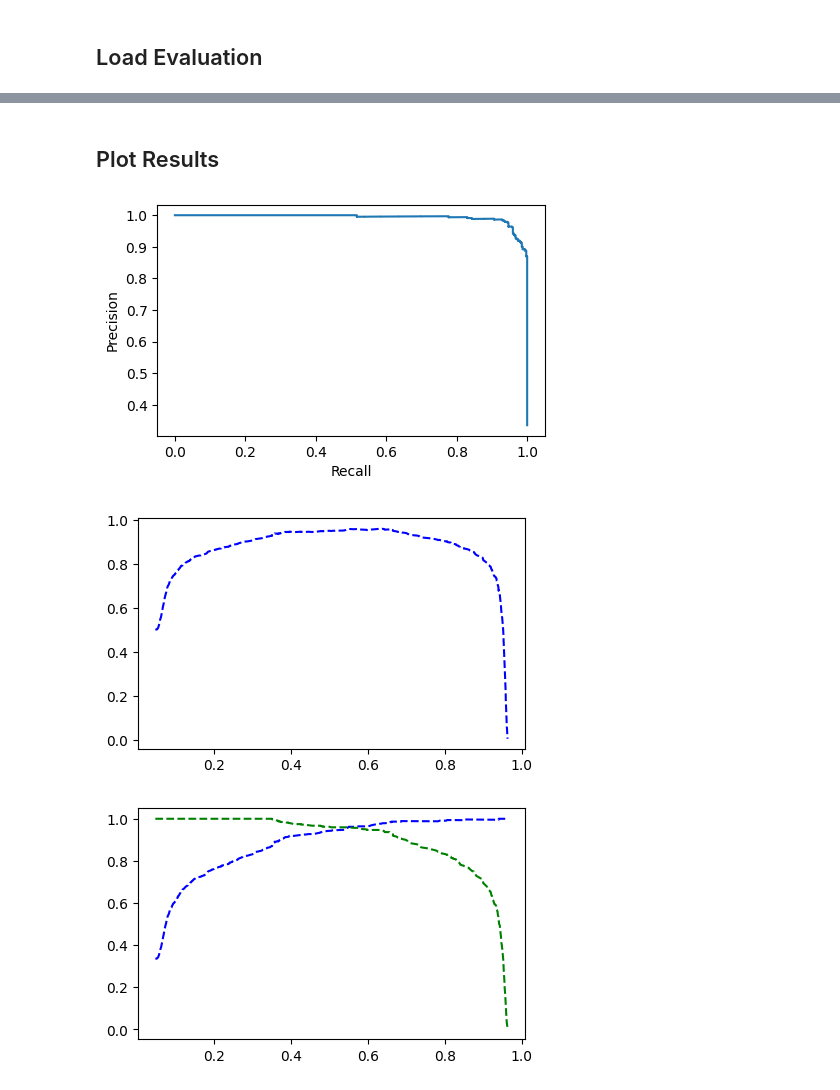
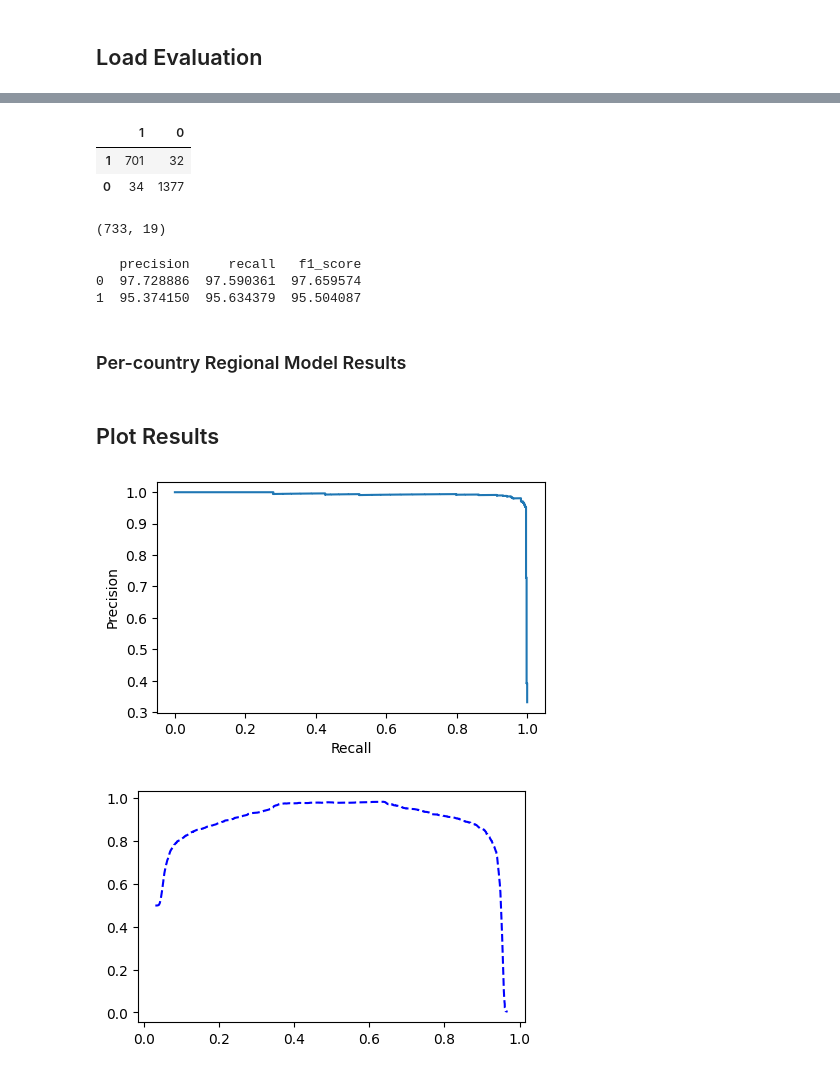
Before and after one commit to unicef/giga-global-school-mapping, a Jupyter notebook: notebooks/05_model_evaluation.ipynb, the cells around one changed output, grey strips where cells are left out. Drawn from its saved outputs; the diff is of its cells as text; code cells hidden in the pictures.

```diff
--- a/notebooks/05_model_evaluation.ipynb
+++ b/notebooks/05_model_evaluation.ipynb
@@ -22,8 +22,8 @@ from utils import model_utils
 # %% [markdown]
 ## Load Config Files
 # %%
-iso_code = "AF"
-data_config_file = os.path.join(os.getcwd(), "configs/data_configs/data_config_ISO_AF.yaml")
+iso_code = "SEN"
+data_config_file = os.path.join(os.getcwd(), "configs/data_configs/data_config_ISO_AS.yaml")
 config_file = os.path.join(os.getcwd(), "configs/best_models.yaml")
 data_config = config_utils.load_config(data_config_file)
 config = config_utils.create_config(config_file)
@@ -49,7 +49,7 @@ val_results = eval_utils.evaluate(
     y_prob=val_output["y_probs"],
     pos_label=1,
     neg_label=0,
-    beta=1
+    beta=2
 )
 test_results = eval_utils.evaluate(
     y_true=test_output["y_true"],
@@ -57,7 +57,7 @@ test_results = eval_utils.evaluate(
     y_prob=test_output["y_probs"],
     pos_label=1,
     neg_label=0,
-    beta=1,
+    beta=2,
     optim_threshold=val_results["optim_threshold"]
 )
-test_results
+test_results;
@@ -109,0 +92,22 @@ test_results
+# %%
+preds = [int(x) for x in list(test_output['y_probs'] > 0.5)]
+cm, cm_metrics, cm_report = eval_utils.get_confusion_matrix(
+    test_output['y_true'], preds, [1, 0]
+)
+cm
+# %% [output]
+|  | 1 | 0 |
+| 1 | 701 | 32 |
+| 0 | 34 | 1377 |
+# %%
+test_output[test_output['class'] == "school"].shape
+# %% [output]
+(733, 19)
+# %%
+print(cm_metrics)
+# %% [output]
+   precision     recall   f1_score
+0  97.728886  97.590361  97.659574
+1  95.374150  95.634379  95.504087
+# %% [markdown]
+### Per-country Regional Model Results
@@ -118,21 +134,15 @@ disp = PrecisionRecallDisplay(
 )
 disp.plot(ax=ax);
 # %% [output]
-[figure, old version]
+[figure, new version]
 # %%
 _, test_fscores = eval_utils.get_optimal_threshold(
     test_results['precision_scores_'],
     test_results['recall_scores_'],
-    test_results['thresholds_'],
+    test_results['pr_thresholds'],
     beta=1
 )
 fig, ax = plt.subplots(figsize=(5, 3))
-ax.plot(test_results['thresholds_'], test_fscores[:-1], "b--");
+ax.plot(test_results['pr_thresholds'], test_fscores[:-1], "b--");
 # %% [output]
-[figure, old version]
+[figure, new version]
-# %%
-fig, ax = plt.subplots(figsize=(5, 3))
-ax.plot(test_results['thresholds_'], test_results['precision_scores_'][:-1], "b--")
-ax.plot(test_results['thresholds_'], test_results['recall_scores_'][:-1], "g--");
-# %% [output]
-[figure, removed]
```
Also changed, not shown: parts of 10 cells of this notebook, 6 other files.
